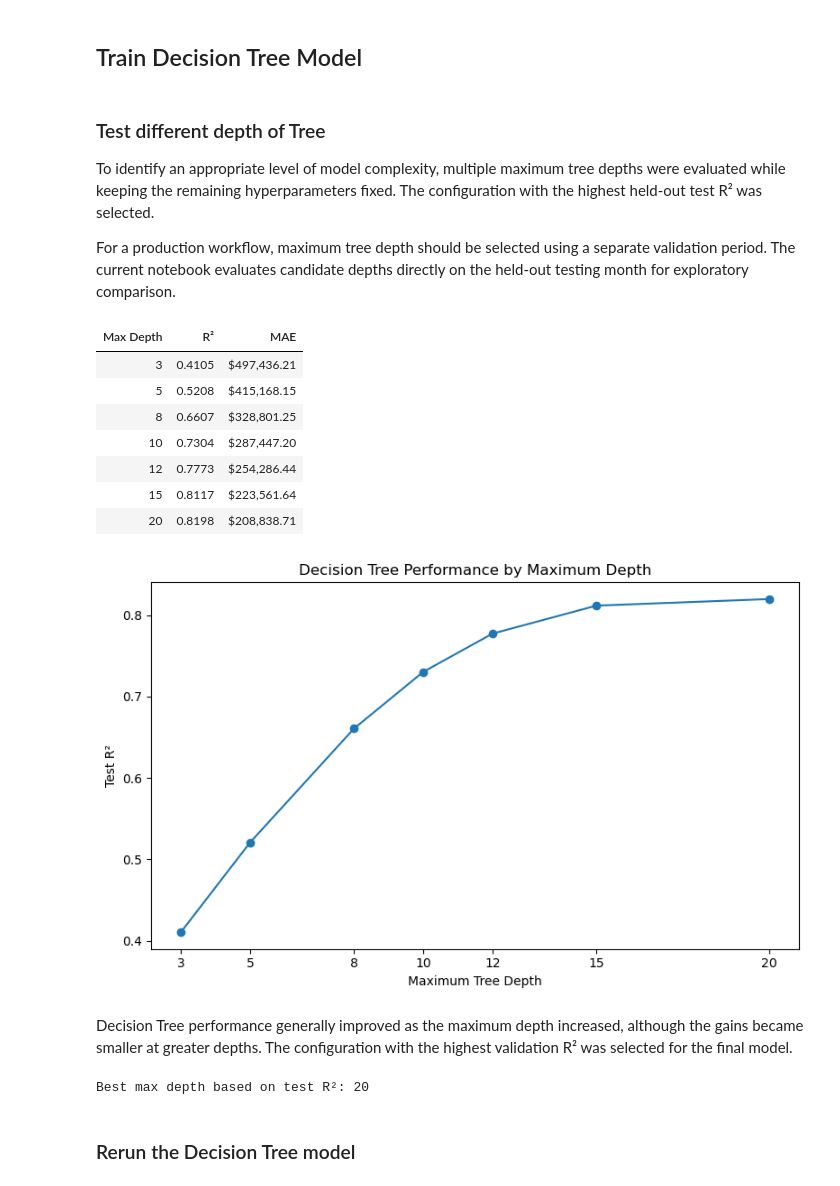
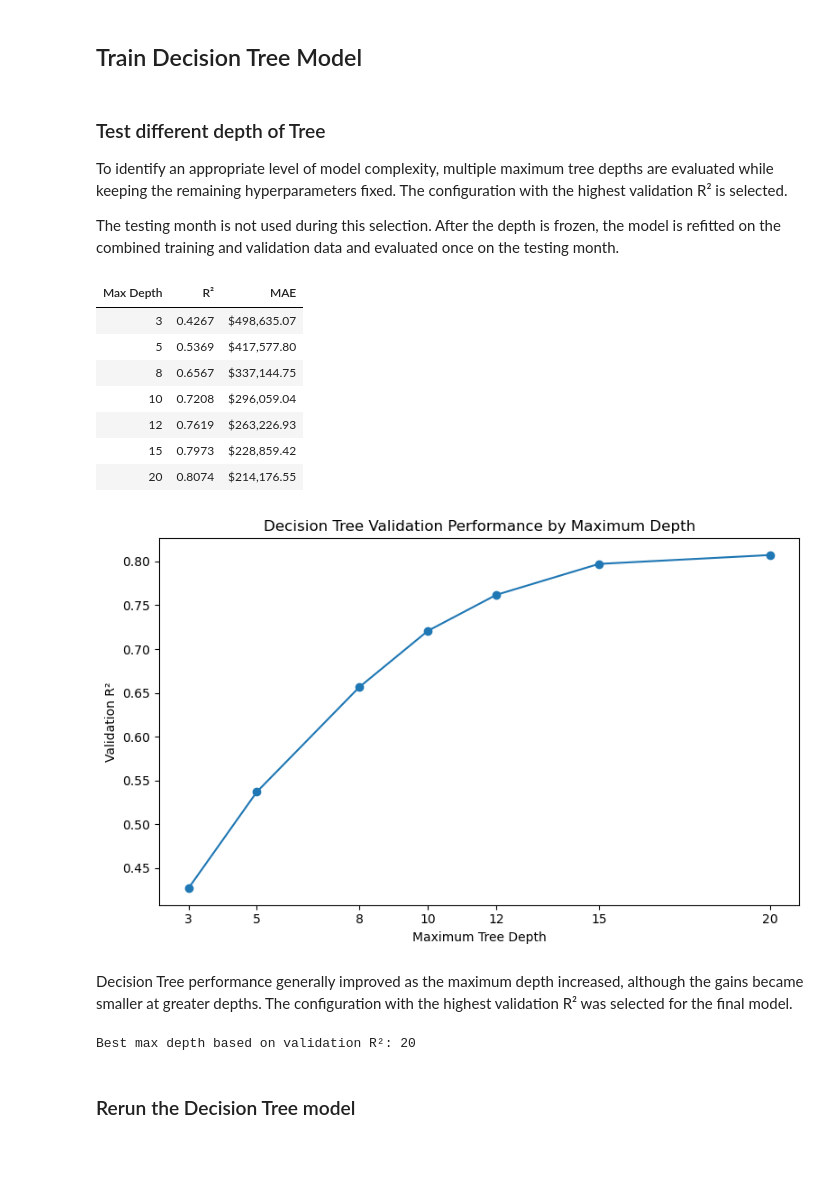
Before and after one commit to jasperfc/IDX-Exchange, a Jupyter notebook: Notebook/notebook_04_model_comparison.ipynb, the cells around one changed output. Saved outputs shown, nothing was run; the diff lists cells and outputs as text; code cells hidden in the pictures; blank space fills up the shorter version.

Commit message:
add validation set and other small changes

```diff
--- a/Notebook/notebook_04_model_comparison.ipynb
+++ b/Notebook/notebook_04_model_comparison.ipynb
@@ -37,6 +37,7 @@ TRAIN_MONTHS = 30
 data_dir = Path("../data/cleaned_full")
 paths = {
     "train_encoded": data_dir / f"train_encoded_{TRAIN_MONTHS}m.csv",
+    "validation_encoded": data_dir / f"validation_encoded_{TRAIN_MONTHS}m.csv",
     "test_encoded": data_dir / f"test_encoded_{TRAIN_MONTHS}m.csv",
 }
 dfs = {
@@ -44,6 +45,26 @@ dfs = {
     for name, path in paths.items()
 }
 train_encoded_df = dfs["train_encoded"]
+validation_encoded_df = dfs["validation_encoded"]
 test_encoded_df = dfs["test_encoded"]
-print(f"Training Window: {TRAIN_MONTHS} months")
+
+# Read the retained transaction periods for an exact split summary
+period_source = pd.read_csv(
+    data_dir / f"cleaned_crmls_{TRAIN_MONTHS}m.csv",
+    usecols = ["ClosePeriod"]
+)
+available_periods = pd.PeriodIndex(
+    period_source["ClosePeriod"].dropna().astype(str),
+    freq = "M"
+).unique().sort_values()
+test_period = available_periods.max()
+validation_period = test_period - 1
+training_periods = available_periods[available_periods < validation_period]
+
+print(
+    f"Training: {training_periods.min()} to {training_periods.max()} "
+    f"({len(training_periods)} months)"
+)
+print(f"Validation: {validation_period} (1 month)")
+print(f"Test: {test_period} (1 month)")
 # %% [output]
@@ -60,8 +85,14 @@ Test Set shape: (12443, 128)
 # Training set
 x_train = train_encoded_df.drop(columns = ["ClosePrice"])
 y_train = train_encoded_df["ClosePrice"]
+# Validation set - used only for model/hyperparameter selection
+x_validation = validation_encoded_df.drop(columns = ["ClosePrice"])
+y_validation = validation_encoded_df["ClosePrice"]
 # Test set
 x_test = test_encoded_df.drop(columns = ["ClosePrice"])
 y_test = test_encoded_df["ClosePrice"]
+# Final training data used only after all choices are frozen
+x_train_final = pd.concat([x_train, x_validation], ignore_index = True)
+y_train_final = pd.concat([y_train, y_validation], ignore_index = True)
 # %%
 print(x_train.shape)
@@ -96,9 +129,9 @@ target_summary.style.hide(axis = "index")
 # %% [markdown]
 ### Test different depth of Tree
 
-To identify an appropriate level of model complexity, multiple maximum tree depths were evaluated while keeping the remaining hyperparameters fixed. The configuration with the highest held-out test R² was selected.
+To identify an appropriate level of model complexity, multiple maximum tree depths are evaluated while keeping the remaining hyperparameters fixed. The configuration with the highest validation R² is selected.
 
-For a production workflow, maximum tree depth should be selected using a separate validation period. The current notebook evaluates candidate depths directly on the held-out testing month for exploratory comparison.
+The testing month is not used during this selection. After the depth is frozen, the model is refitted on the combined training and validation data and evaluated once on the testing month.
 # %%
 # Find the best depth of Tree
 depth_results = []
@@ -110,11 +143,11 @@ for depth in [3, 5, 8, 10, 12, 15, 20]:
         random_state = 42
     )
     model.fit(x_train, y_train)
-    y_pred_depth = model.predict(x_test)
+    y_pred_depth = model.predict(x_validation)
     depth_results.append({
         "Max Depth": depth,
-        "R²": r2_score(y_test, y_pred_depth),
-        "MAE": mean_absolute_error(y_test, y_pred_depth)
+        "R²": r2_score(y_validation, y_pred_depth),
+        "MAE": mean_absolute_error(y_validation, y_pred_depth)
     })
 depth_results_df = pd.DataFrame(depth_results)
 depth_results_df.style.format({
@@ -123,31 +156,31 @@ depth_results_df.style.format({
 }).hide(axis = "index")
 # %% [output]
 | Max Depth | R² | MAE |
-| 3 | 0.4105 | $497,436.21 |
-| 5 | 0.5208 | $415,168.15 |
-| 8 | 0.6607 | $328,801.25 |
-| 10 | 0.7304 | $287,447.20 |
-| 12 | 0.7773 | $254,286.44 |
-| 15 | 0.8117 | $223,561.64 |
-| 20 | 0.8198 | $208,838.71 |
+| 3 | 0.4267 | $498,635.07 |
+| 5 | 0.5369 | $417,577.80 |
+| 8 | 0.6567 | $337,144.75 |
+| 10 | 0.7208 | $296,059.04 |
+| 12 | 0.7619 | $263,226.93 |
+| 15 | 0.7973 | $228,859.42 |
+| 20 | 0.8074 | $214,176.55 |
 # %%
 plt.figure(figsize = (8, 5))
 plt.plot(depth_results_df["Max Depth"], depth_results_df["R²"], marker = "o")
 plt.xlabel("Maximum Tree Depth")
-plt.ylabel("Test R²")
-plt.title("Decision Tree Performance by Maximum Depth")
+plt.ylabel("Validation R²")
+plt.title("Decision Tree Validation Performance by Maximum Depth")
 plt.xticks(depth_results_df["Max Depth"])
 plt.tight_layout()
 plt.show()
 # %% [output]
-[figure, old version]
+[figure, new version]
 # %% [markdown]
 Decision Tree performance generally improved as the maximum depth increased, although the gains became smaller at greater depths. The configuration with the highest validation R² was selected for the final model.
 # %%
 best_depth = int(depth_results_df.loc[depth_results_df["R²"].idxmax(), "Max Depth"])
-print(f"Best max depth based on test R²: {best_depth}")
+print(f"Best max depth based on validation R²: {best_depth}")
 # %% [output]
-Best max depth based on test R²: 20
+Best max depth based on validation R²: 20
 # %% [markdown]
 ### Rerun the Decision Tree model
 # %%
```
Also changed, not shown: parts of 21 cells of this notebook, 6 other files.
